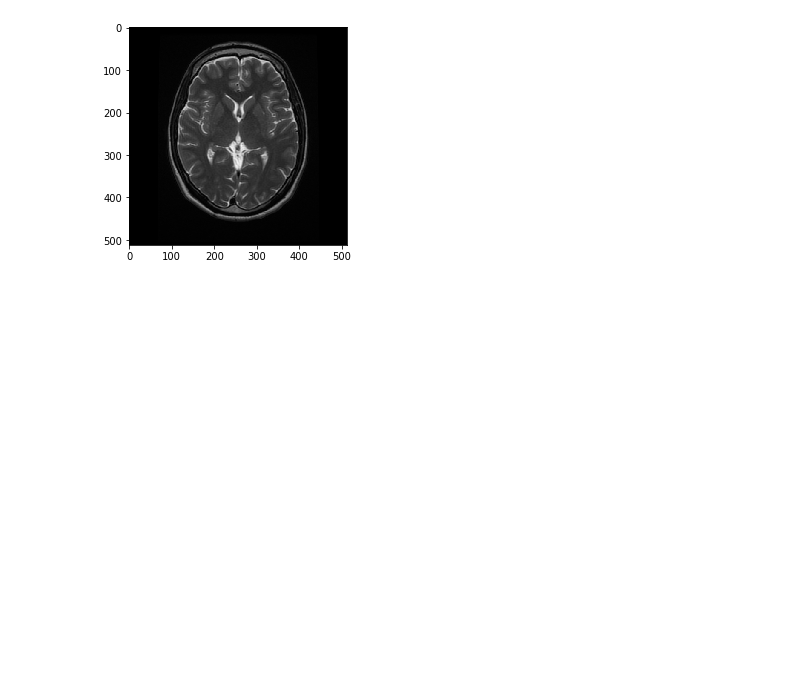
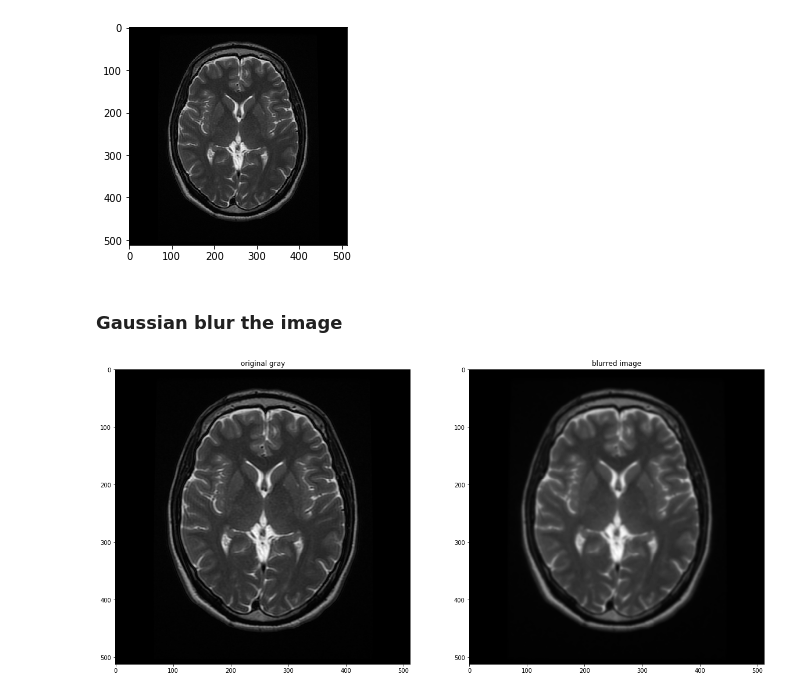
Before and after one commit to RNEnriquez/ComputerVision, a Jupyter notebook: Convolutional-Filters-and-Edges/Gaussian-Blur.ipynb, the cells around one changed output. Cells and saved outputs as stored; diff of their text form; code cells hidden in the pictures; blank space fills up the shorter version.

Commit message:
Add gaussian blur section

```diff
--- a/Convolutional-Filters-and-Edges/Gaussian-Blur.ipynb
+++ b/Convolutional-Filters-and-Edges/Gaussian-Blur.ipynb
@@ -21,3 +21,21 @@ image_copy = cv2.cvtColor(image_copy, cv2.COLOR_BGR2RGB)
 plt.imshow(image_copy);
 # %% [output]
 [figure]
+# %% [markdown]
+### Gaussian blur the image
+# %%
+# Convert to grayscale for filtering
+gray = cv2.cvtColor(image_copy, cv2.COLOR_RGB2GRAY)
+
+# Create a Gaussian blurred image
+gray_blur = cv2.GaussianBlur(gray, (9, 9), 0)
+
+f, (ax1, ax2) = plt.subplots(1, 2, figsize=(20,10))
+
+ax1.set_title('original gray')
+ax1.imshow(gray, cmap='gray')
+
+ax2.set_title('blurred image')
+ax2.imshow(gray_blur, cmap='gray');
+# %% [output]
+[figure, added]
```
